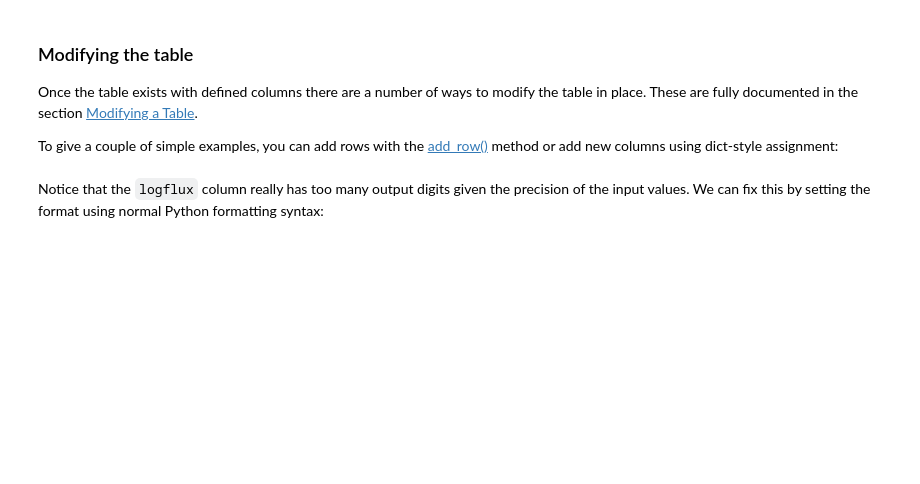
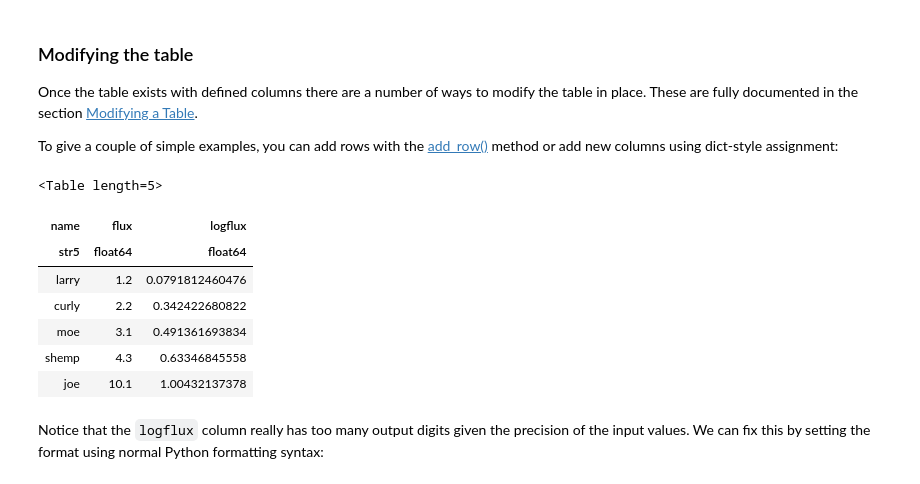
Before and after one commit to spacetelescope/AAS2016, a Jupyter notebook: notebooks/aas2016_Tables.ipynb, the cells around one changed output. Saved outputs shown, nothing was run; the diff lists cells and outputs as text; code cells hidden in the pictures; blank space fills up the shorter version.

Commit message:
add 2mass demo table; update tables notebook; tweak .gitignore

```diff
--- a/notebooks/aas2016_Tables.ipynb
+++ b/notebooks/aas2016_Tables.ipynb
@@ -53,7 +53,7 @@ There is great deal of flexibility in the way that a table can be initially cons
 See the documentation section on [Constructing a table](http://astropy.readthedocs.org/en/stable/table/construct_table.html) for the gory details and plenty of examples.
 # %%
 t = Table()
-t['name'] = ['source 1', 'source 2', 'source 3', 'source 4']
+t['name'] = ['larry', 'curly', 'moe', 'shemp']
 t['flux'] = [1.2, 2.2, 3.1, 4.3]
 # %% [markdown]
 ### Looking at your table
@@ -107,9 +170,18 @@ Once the table exists with defined columns there are a number of ways to modify
 
 To give a couple of simple examples, you can add rows with the [add_row()](http://astropy.readthedocs.org/en/stable/api/astropy.table.table.Table.html#astropy.table.table.Table.add_row) method or add new columns using dict-style assignment:
 # %%
-t.add_row(('source 5', 10.1))  # Add a new source at the end
+t.add_row(('joe', 10.1))  # Add a new source at the end
 t['logflux'] = np.log10(t['flux'])  # Compute the log10 of the flux
 t
+# %% [output]
+<Table length=5>
+| name | flux | logflux |
+| str5 | float64 | float64 |
+| larry | 1.2 | 0.0791812460476 |
+| curly | 2.2 | 0.342422680822 |
+| moe | 3.1 | 0.491361693834 |
+| shemp | 4.3 | 0.63346845558 |
+| joe | 10.1 | 1.00432137378 |
 # %% [markdown]
 Notice that the `logflux` column really has too many output digits given the precision of the input values.  We can fix this by setting the format using normal Python formatting syntax:
 # %%
```
Also changed, not shown: parts of 28 cells of this notebook, 2 other files.
